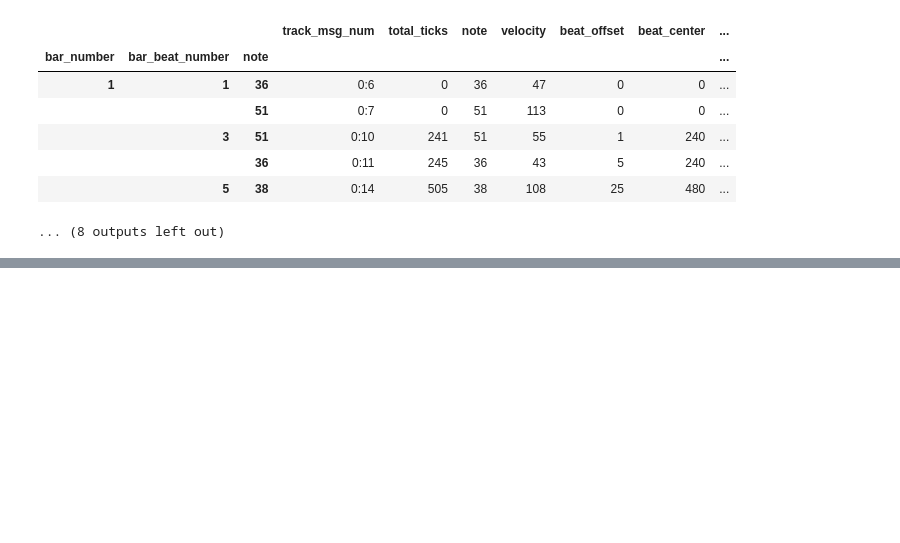
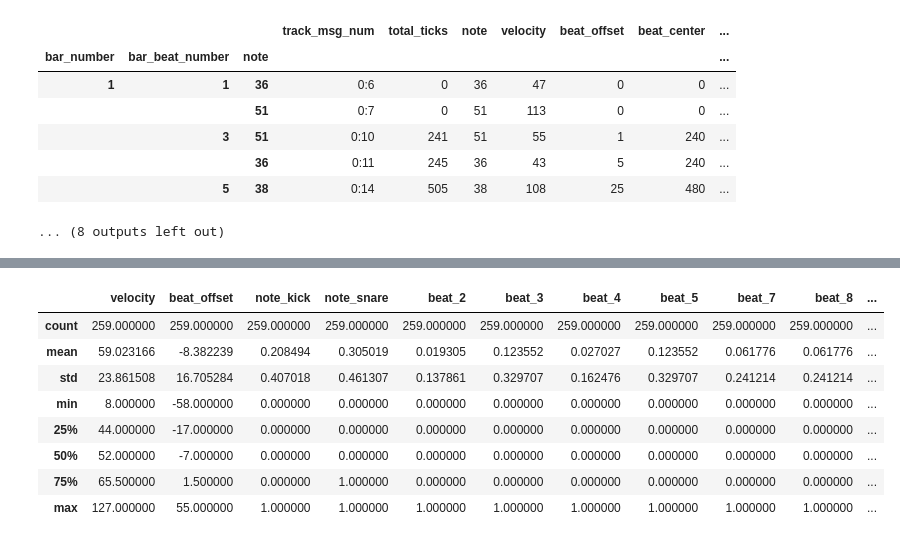
Before and after one commit to curtiscu/LYIT, a Jupyter notebook: BulkLoadingAndFiltering_1.ipynb, the cells around one changed output, grey strips where cells are left out. Drawn from its saved outputs; the diff is of its cells as text; code cells hidden in the pictures; blank space fills up the shorter version.

```diff
--- a/BulkLoadingAndFiltering_1.ipynb
+++ b/BulkLoadingAndFiltering_1.ipynb
@@ -562,0 +760,11 @@ display(multi_col_lvl_df.xs(('2018-07-10', 'Booooze', 'Wine'), level=['Date', 'D
+# %%
+df4 = df3.copy()
+
+# join the new columns with  original dataframe
+df4 = pd.concat([df4,pd.get_dummies(df4.note, prefix='note', drop_first=True)],axis=1)
+df4.drop('note',axis=1, inplace=True)  # drop original 'note' col
+
+df4 = pd.concat([df4,pd.get_dummies(df4.bar_beat_number, prefix='beat', drop_first=True)],axis=1)
+df4.drop('bar_beat_number',axis=1, inplace=True)  # drop original 'note' col
+
+df4.head()
@@ -562,0 +787,13 @@ display(multi_col_lvl_df.xs(('2018-07-10', 'Booooze', 'Wine'), level=['Date', 'D
+# %%
+# take a look at what we have so far...
+df4.describe()
+# %% [output]
+|  | velocity | beat_offset | note_kick | note_snare | beat_2 | beat_3 | beat_4 | beat_5 | beat_7 | beat_8 | ... |
+| count | 259.000000 | 259.000000 | 259.000000 | 259.000000 | 259.000000 | 259.000000 | 259.000000 | 259.000000 | 259.000000 | 259.000000 | ... |
+| mean | 59.023166 | -8.382239 | 0.208494 | 0.305019 | 0.019305 | 0.123552 | 0.027027 | 0.123552 | 0.061776 | 0.061776 | ... |
+| std | 23.861508 | 16.705284 | 0.407018 | 0.461307 | 0.137861 | 0.329707 | 0.162476 | 0.329707 | 0.241214 | 0.241214 | ... |
+| min | 8.000000 | -58.000000 | 0.000000 | 0.000000 | 0.000000 | 0.000000 | 0.000000 | 0.000000 | 0.000000 | 0.000000 | ... |
+| 25% | 44.000000 | -17.000000 | 0.000000 | 0.000000 | 0.000000 | 0.000000 | 0.000000 | 0.000000 | 0.000000 | 0.000000 | ... |
+| 50% | 52.000000 | -7.000000 | 0.000000 | 0.000000 | 0.000000 | 0.000000 | 0.000000 | 0.000000 | 0.000000 | 0.000000 | ... |
+| 75% | 65.500000 | 1.500000 | 0.000000 | 1.000000 | 0.000000 | 0.000000 | 0.000000 | 0.000000 | 0.000000 | 0.000000 | ... |
+| max | 127.000000 | 55.000000 | 1.000000 | 1.000000 | 1.000000 | 1.000000 | 1.000000 | 1.000000 | 1.000000 | 1.000000 | ... |
```
Also changed, not shown: parts of 28 cells of this notebook.
